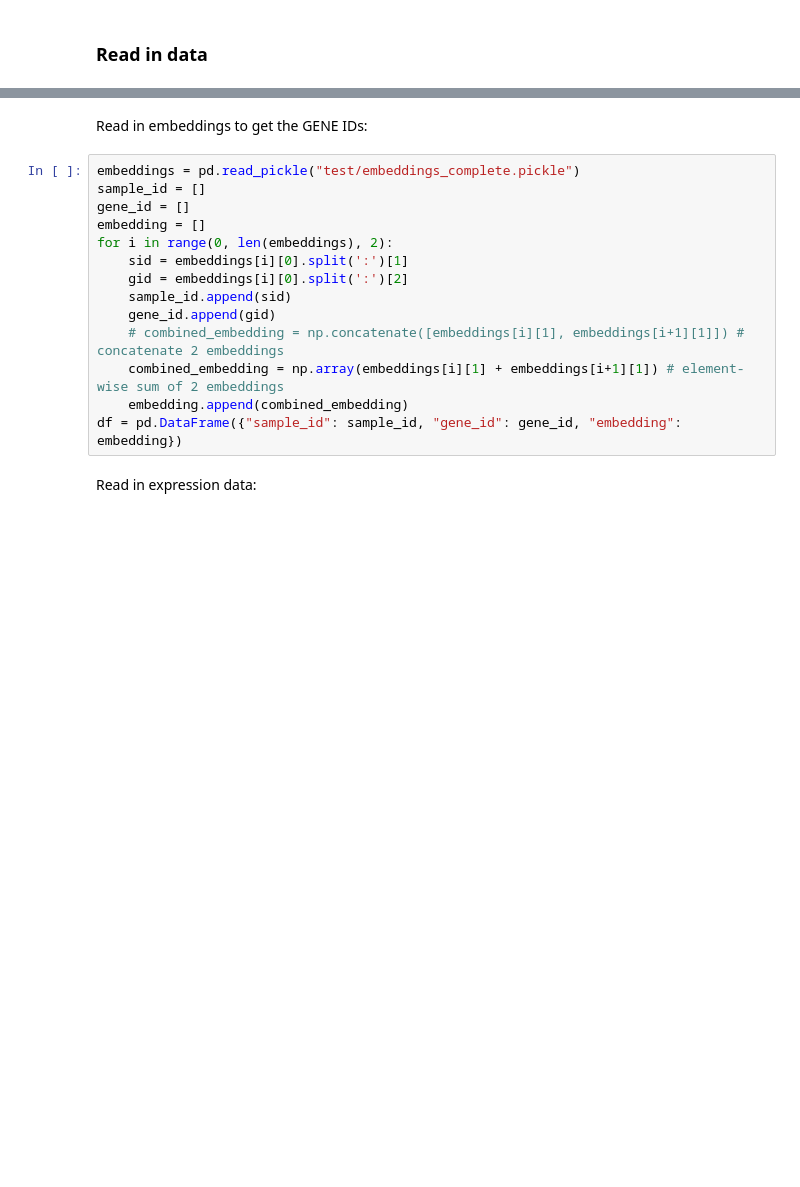
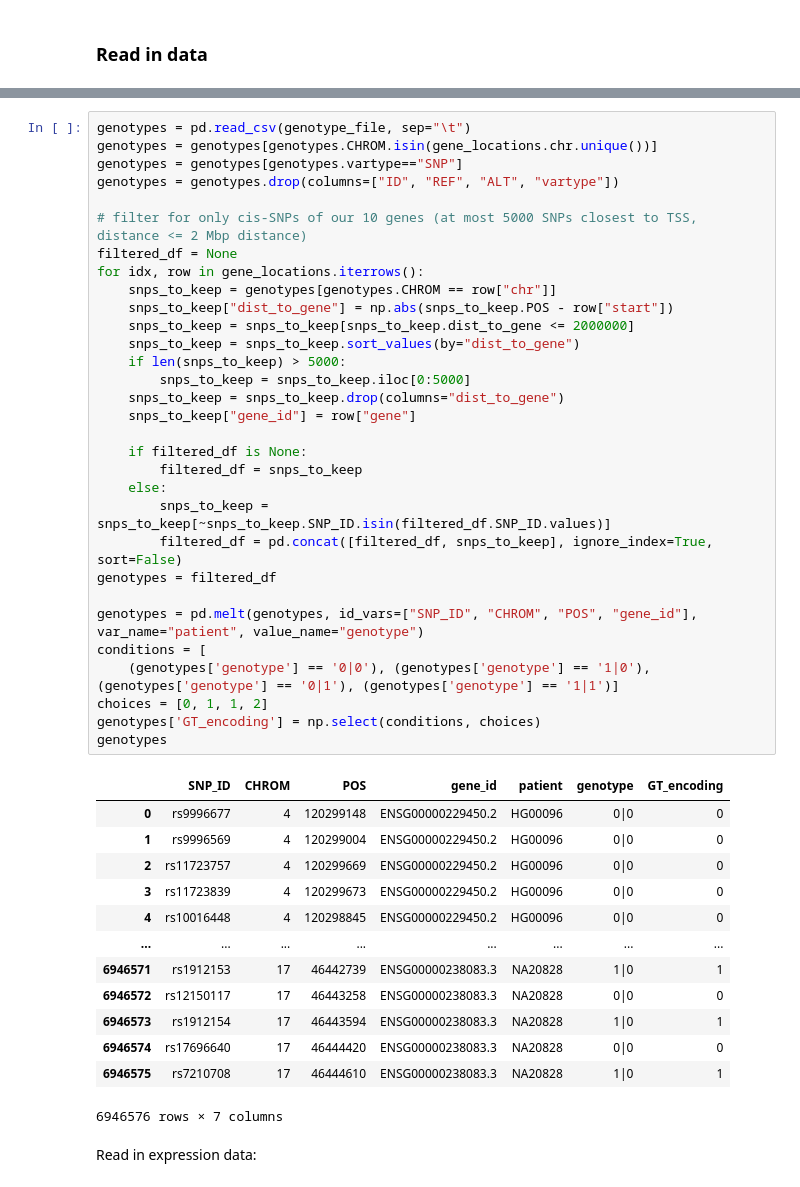
Before and after one commit to SarahOuologuem/lm-eqtl, a Jupyter notebook: snp_prediction.ipynb, the cells around one changed output, grey strips where cells are left out. Cells and saved outputs as stored; diff of their text form; blank space fills up the shorter version.

```diff
--- a/snp_prediction.ipynb
+++ b/snp_prediction.ipynb
@@ -49,19 +25,48 @@ genotypes
-# %% [markdown]
-Read in embeddings to get the GENE IDs:
-# %%
-embeddings = pd.read_pickle("test/embeddings_complete.pickle")
-sample_id = []
-gene_id = []
-embedding = []
-for i in range(0, len(embeddings), 2):
-    sid = embeddings[i][0].split(':')[1]
-    gid = embeddings[i][0].split(':')[2]
-    sample_id.append(sid)
-    gene_id.append(gid)
-    # combined_embedding = np.concatenate([embeddings[i][1], embeddings[i+1][1]]) # concatenate 2 embeddings
-    combined_embedding = np.array(embeddings[i][1] + embeddings[i+1][1]) # element-wise sum of 2 embeddings
-    embedding.append(combined_embedding)
-df = pd.DataFrame({"sample_id": sample_id, "gene_id": gene_id, "embedding": embedding})
+# %%
+genotypes = pd.read_csv(genotype_file, sep="\t")
+genotypes = genotypes[genotypes.CHROM.isin(gene_locations.chr.unique())]
+genotypes = genotypes[genotypes.vartype=="SNP"]
+genotypes = genotypes.drop(columns=["ID", "REF", "ALT", "vartype"])
+
+# filter for only cis-SNPs of our 10 genes (at most 5000 SNPs closest to TSS, distance <= 2 Mbp distance)
+filtered_df = None
+for idx, row in gene_locations.iterrows():
+    snps_to_keep = genotypes[genotypes.CHROM == row["chr"]]
+    snps_to_keep["dist_to_gene"] = np.abs(snps_to_keep.POS - row["start"])
+    snps_to_keep = snps_to_keep[snps_to_keep.dist_to_gene <= 2000000]
+    snps_to_keep = snps_to_keep.sort_values(by="dist_to_gene")
+    if len(snps_to_keep) > 5000:
+        snps_to_keep = snps_to_keep.iloc[0:5000]
+    snps_to_keep = snps_to_keep.drop(columns="dist_to_gene")
+    snps_to_keep["gene_id"] = row["gene"]
+
+    if filtered_df is None:
+        filtered_df = snps_to_keep
+    else:
+        snps_to_keep = snps_to_keep[~snps_to_keep.SNP_ID.isin(filtered_df.SNP_ID.values)]
+        filtered_df = pd.concat([filtered_df, snps_to_keep], ignore_index=True, sort=False)
+genotypes = filtered_df
+
+genotypes = pd.melt(genotypes, id_vars=["SNP_ID", "CHROM", "POS", "gene_id"], var_name="patient", value_name="genotype")
+conditions = [
+    (genotypes['genotype'] == '0|0'), (genotypes['genotype'] == '1|0'), (genotypes['genotype'] == '0|1'), (genotypes['genotype'] == '1|1')]
+choices = [0, 1, 1, 2]
+genotypes['GT_encoding'] = np.select(conditions, choices)
+genotypes
+# %% [output]
+|  | SNP_ID | CHROM | POS | gene_id | patient | genotype | GT_encoding |
+| 0 | rs9996677 | 4 | 120299148 | ENSG00000229450.2 | HG00096 | 0|0 | 0 |
+| 1 | rs9996569 | 4 | 120299004 | ENSG00000229450.2 | HG00096 | 0|0 | 0 |
+| 2 | rs11723757 | 4 | 120299669 | ENSG00000229450.2 | HG00096 | 0|0 | 0 |
+| 3 | rs11723839 | 4 | 120299673 | ENSG00000229450.2 | HG00096 | 0|0 | 0 |
+| 4 | rs10016448 | 4 | 120298845 | ENSG00000229450.2 | HG00096 | 0|0 | 0 |
+| ... | ... | ... | ... | ... | ... | ... | ... |
+| 6946571 | rs1912153 | 17 | 46442739 | ENSG00000238083.3 | NA20828 | 1|0 | 1 |
+| 6946572 | rs12150117 | 17 | 46443258 | ENSG00000238083.3 | NA20828 | 0|0 | 0 |
+| 6946573 | rs1912154 | 17 | 46443594 | ENSG00000238083.3 | NA20828 | 1|0 | 1 |
+| 6946574 | rs17696640 | 17 | 46444420 | ENSG00000238083.3 | NA20828 | 0|0 | 0 |
+| 6946575 | rs7210708 | 17 | 46444610 | ENSG00000238083.3 | NA20828 | 1|0 | 1 |
+6946576 rows × 7 columns
 # %% [markdown]
 Read in expression data:
 # %%
```
Also changed, not shown: parts of 19 cells of this notebook, 2 other files.
